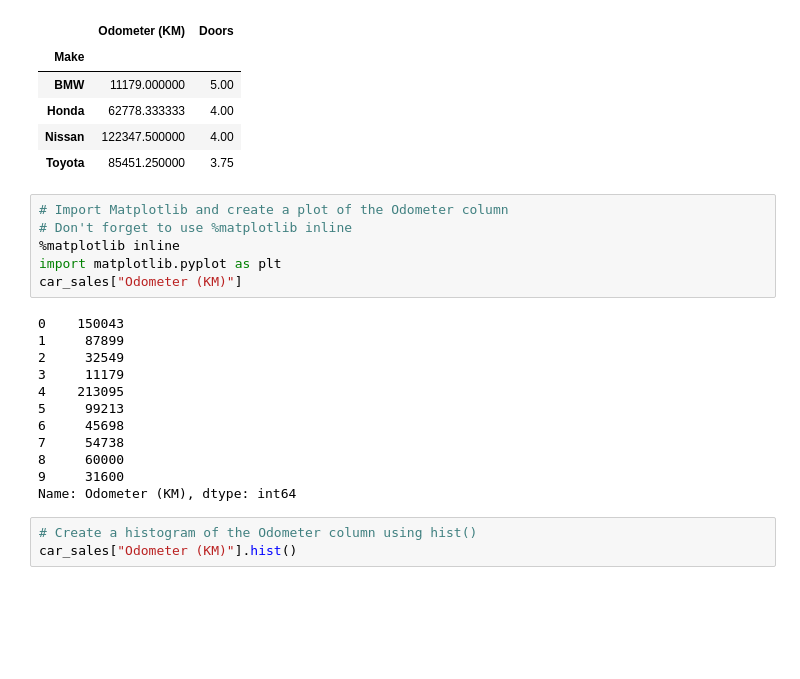
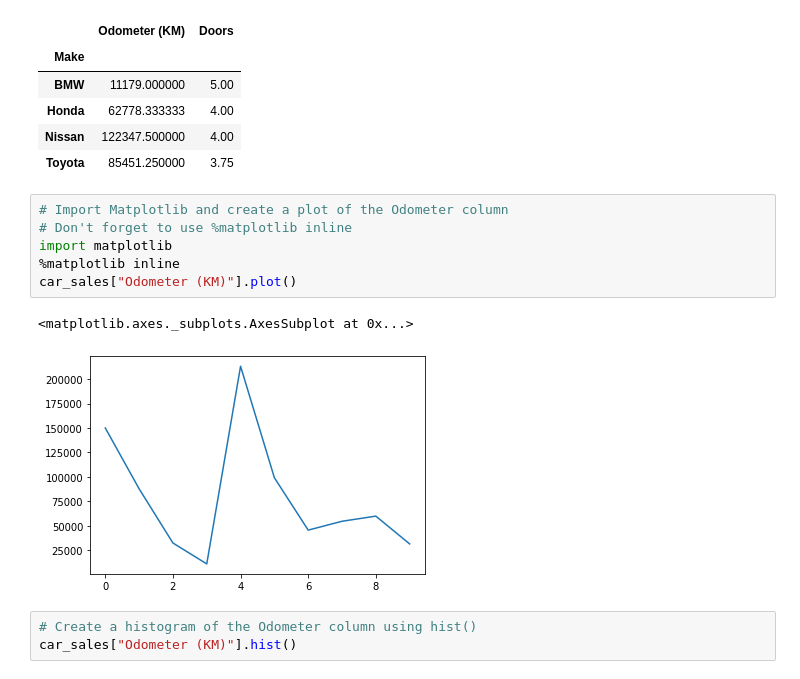
Before and after one commit to Harryortho/Extensive-Perovskite-Stability-Review-Paper, a Jupyter notebook: section-2-data-science-and-ml-tools/pandas-exercises.ipynb, the cells around one changed output. Cells and saved outputs as stored; diff of their text form; blank space fills up the shorter version.

```diff
--- a/section-2-data-science-and-ml-tools/pandas-exercises.ipynb
+++ b/section-2-data-science-and-ml-tools/pandas-exercises.ipynb
@@ -223,21 +219,12 @@ car_sales.groupby(["Make"]).mean()
 # %%
 # Import Matplotlib and create a plot of the Odometer column
 # Don't forget to use %matplotlib inline
+import matplotlib
 %matplotlib inline
-import matplotlib.pyplot as plt
-car_sales["Odometer (KM)"]
+car_sales["Odometer (KM)"].plot()
 # %% [output]
-0    150043
-1     87899
-2     32549
-3     11179
-4    213095
-5     99213
-6     45698
-7     54738
-8     60000
-9     31600
-Name: Odometer (KM), dtype: int64
+<matplotlib.axes._subplots.AxesSubplot at 0x...>
+[figure, added]
 # %%
 # Create a histogram of the Odometer column using hist()
 car_sales["Odometer (KM)"].hist()
```
Also changed, not shown: parts of 36 cells of this notebook.
